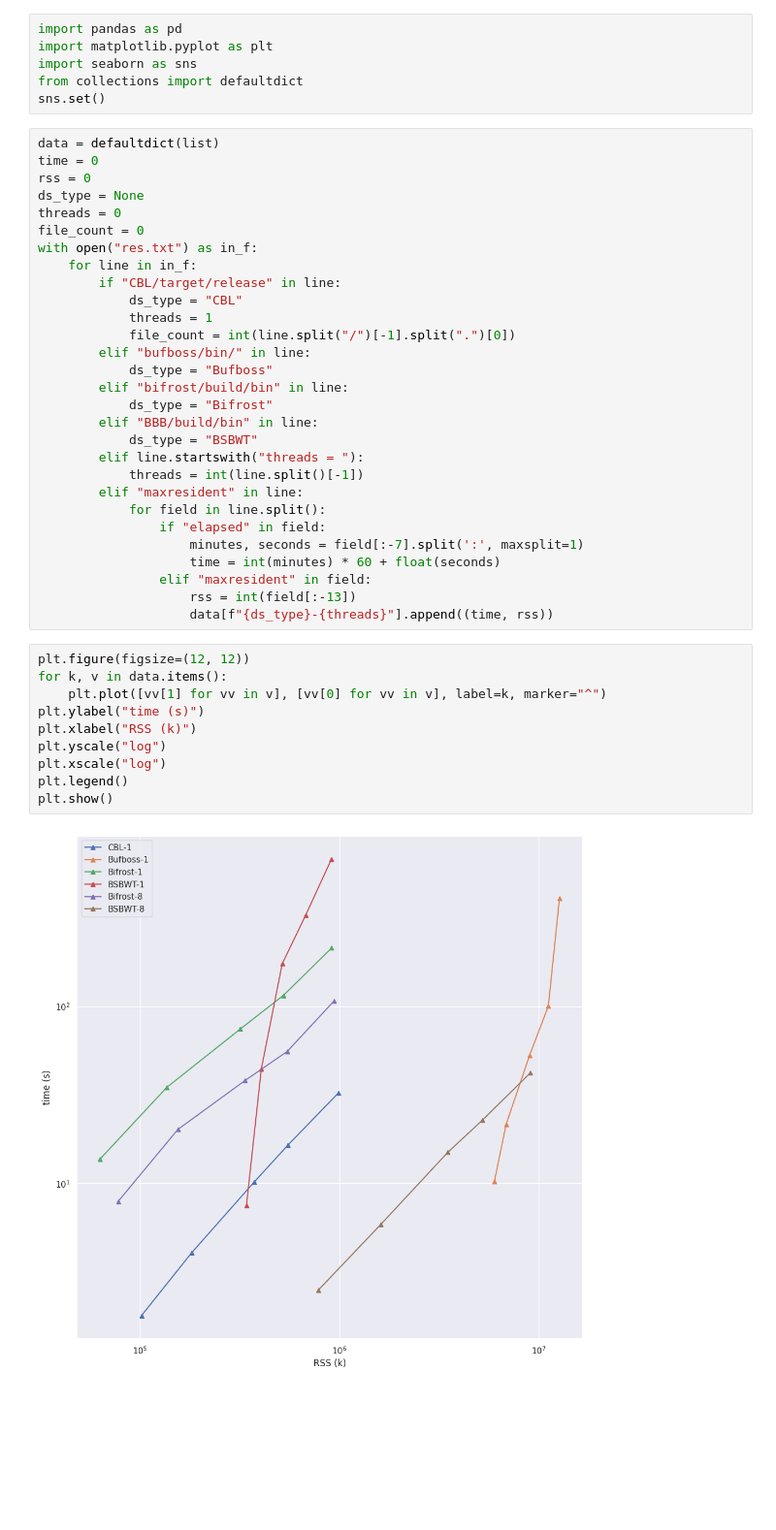
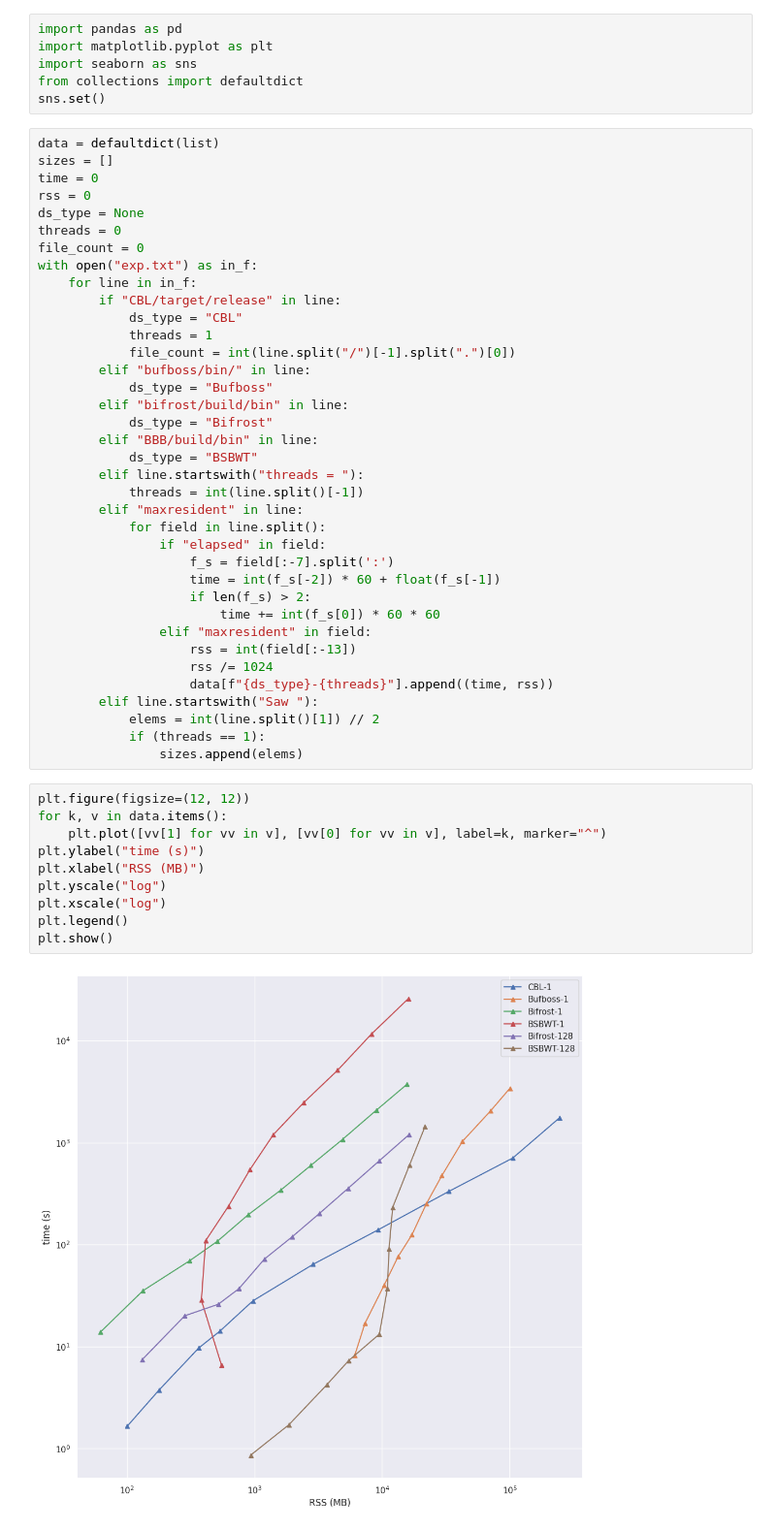
Before and after one commit to saskeli/Dynamic_SBWT_experiments, a Jupyter notebook: expanding.ipynb, the cells around one changed output. Shown at 97% size. Cells and saved outputs as stored; diff of their text form; blank space fills up the shorter version.

```diff
--- a/expanding.ipynb
+++ b/expanding.ipynb
@@ -6,12 +6,13 @@ from collections import defaultdict
 sns.set()
 # %%
 data = defaultdict(list)
+sizes = []
 time = 0
 rss = 0
 ds_type = None
 threads = 0
 file_count = 0
-with open("res.txt") as in_f:
+with open("exp.txt") as in_f:
     for line in in_f:
         if "CBL/target/release" in line:
             ds_type = "CBL"
@@ -28,20 +29,27 @@ with open("res.txt") as in_f:
         elif "maxresident" in line:
             for field in line.split():
                 if "elapsed" in field:
-                    minutes, seconds = field[:-7].split(':', maxsplit=1)
-                    time = int(minutes) * 60 + float(seconds)
+                    f_s = field[:-7].split(':')
+                    time = int(f_s[-2]) * 60 + float(f_s[-1])
+                    if len(f_s) > 2:
+                        time += int(f_s[0]) * 60 * 60
                 elif "maxresident" in field:
                     rss = int(field[:-13])
+                    rss /= 1024
                     data[f"{ds_type}-{threads}"].append((time, rss))
+        elif line.startswith("Saw "):
+            elems = int(line.split()[1]) // 2
+            if (threads == 1):
+                sizes.append(elems)
 # %%
 plt.figure(figsize=(12, 12))
 for k, v in data.items():
     plt.plot([vv[1] for vv in v], [vv[0] for vv in v], label=k, marker="^")
 plt.ylabel("time (s)")
-plt.xlabel("RSS (k)")
+plt.xlabel("RSS (MB)")
 plt.yscale("log")
 plt.xscale("log")
 plt.legend()
 plt.show()
 # %% [output]
-[figure, old version]
+[figure, new version]
```
Also changed, not shown: parts of 2 cells of this notebook, 1 other file.
